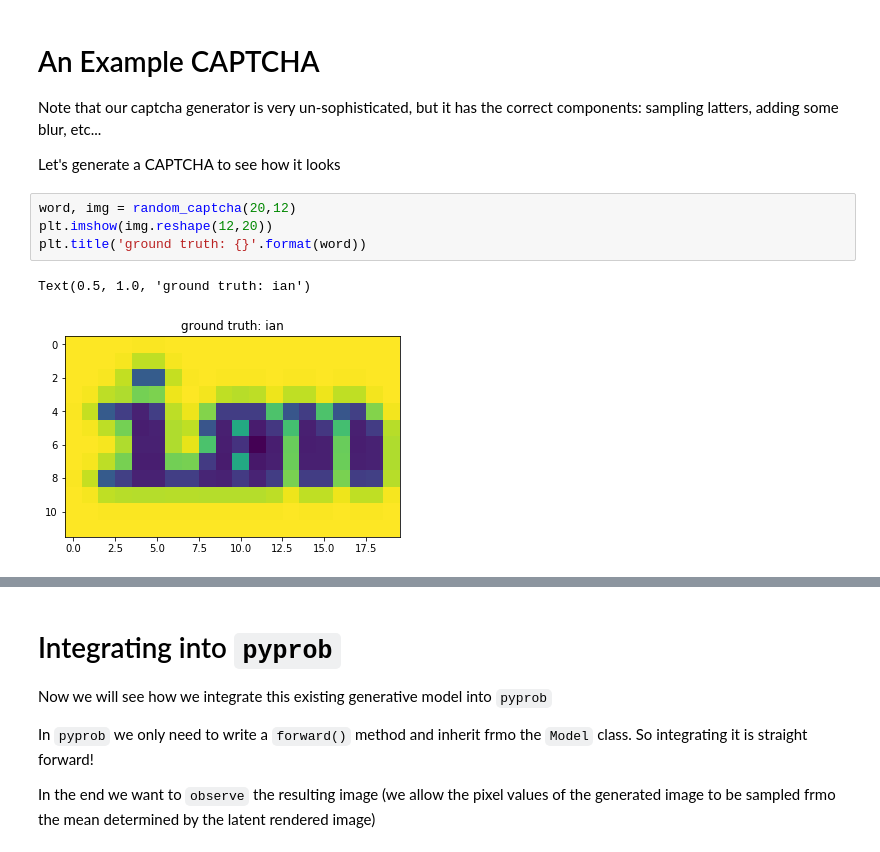
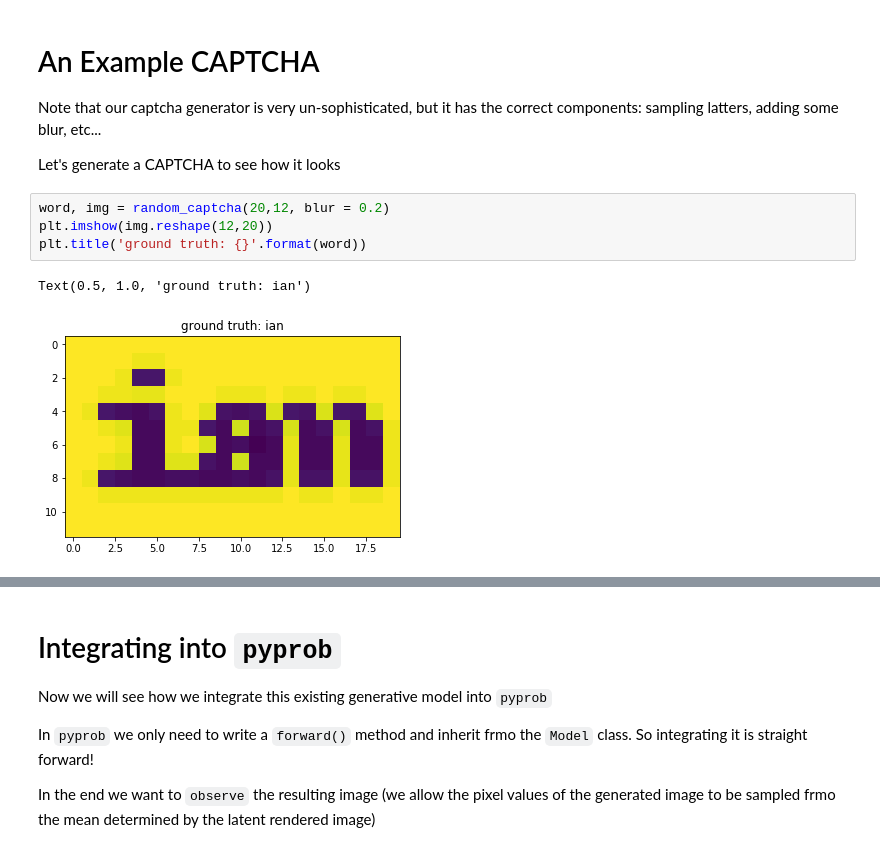
Before and after one commit to lukasheinrich/MLHEP-pyprob, a Jupyter notebook: Captcha.ipynb, the cells around one changed output, grey strips where cells are left out. Saved outputs shown, nothing was run; the diff lists cells and outputs as text.

Commit message:
variable blur

```diff
--- a/Captcha.ipynb
+++ b/Captcha.ipynb
@@ -47,9 +57,9 @@ Note that our captcha generator is very un-sophisticated, but it has the correct
 
 Let's generate a CAPTCHA to see how it looks
 # %%
-word, img = random_captcha(20,12)
+word, img = random_captcha(20,12, blur = 0.2)
 plt.imshow(img.reshape(12,20))
 plt.title('ground truth: {}'.format(word))
 # %% [output]
 Text(0.5, 1.0, 'ground truth: ian')
-[figure, old version]
+[figure, new version]
```
Also changed, not shown: parts of 18 cells of this notebook, 3 other files.
